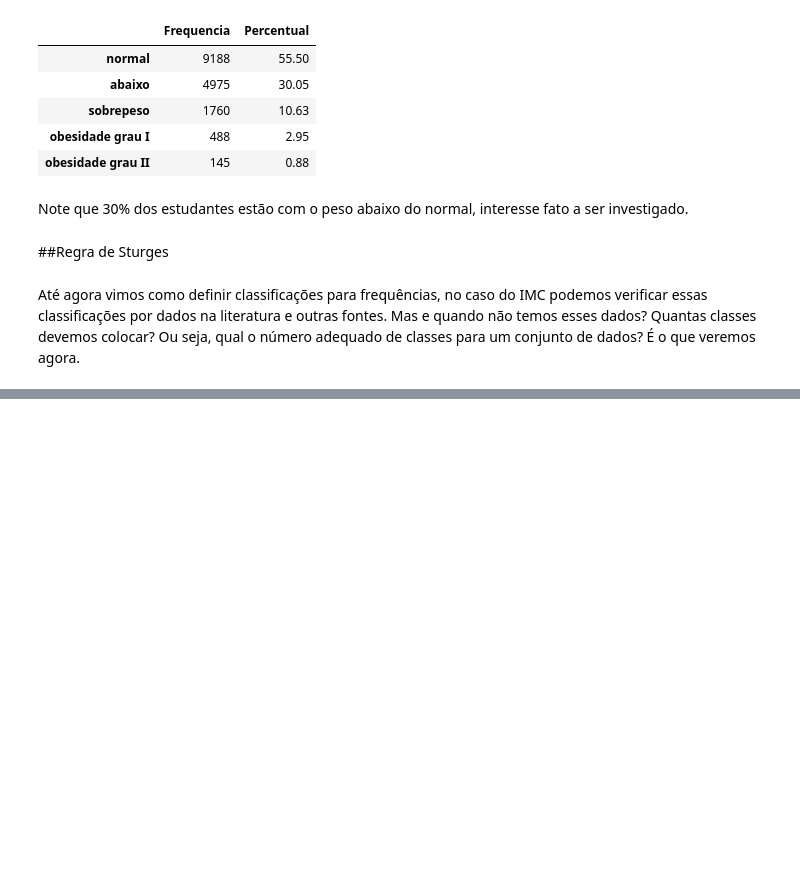
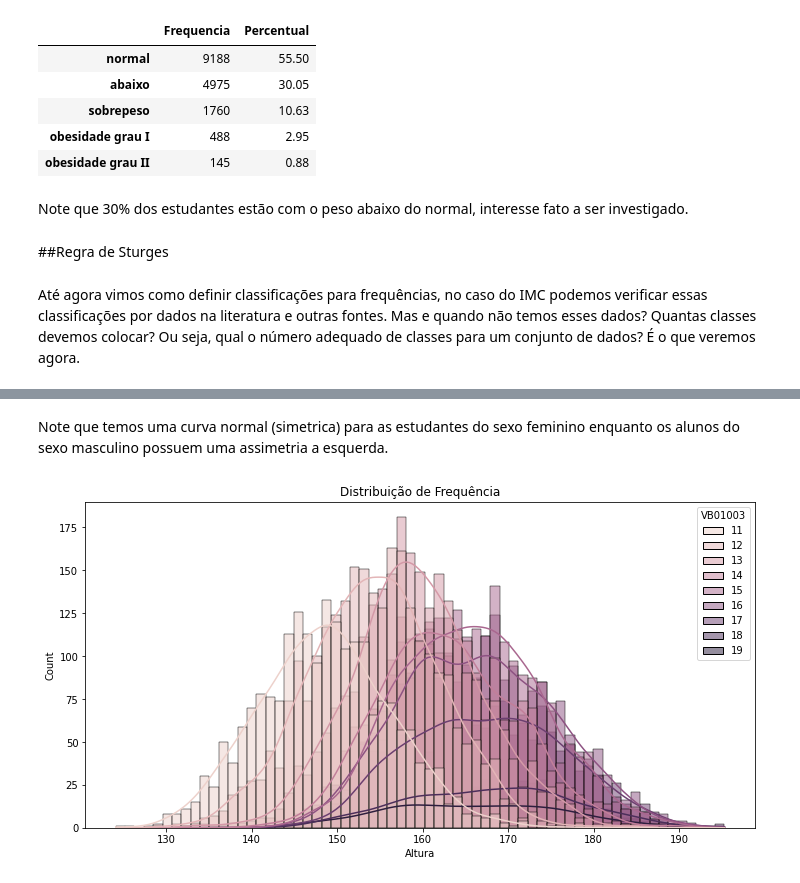
Before and after one commit to AdamStamm/bootcamp_alura, a Jupyter notebook: Notebooks/Bootcamp_Data_Science_Modulo_3.ipynb, the cells around one changed output, grey strips where cells are left out. Drawn from its saved outputs; the diff is of its cells as text; code cells hidden in the pictures; blank space fills up the shorter version.

```diff
--- a/Notebooks/Bootcamp_Data_Science_Modulo_3.ipynb
+++ b/Notebooks/Bootcamp_Data_Science_Modulo_3.ipynb
@@ -501,0 +805,13 @@ Até agora vimos como definir classificações para frequências, no caso do IMC
+# %% [markdown]
+Note que temos uma curva normal (simetrica) para as estudantes do sexo feminino enquanto os alunos do sexo masculino possuem uma assimetria a esquerda.
+# %%
+#plotando o histograma da altura
+ax = sns.histplot(data = dados, x = 'VB17004', kde=True, hue='VB01003')
+#definindo o tamanho do plot
+ax.figure.set_size_inches(12,6)
+#setando título e label x
+ax.set_title('Distribuição de Frequência')
+ax.set_xlabel('Altura')
+ax;
+# %% [output]
+[figure, added]
```
Also changed, not shown: parts of 73 cells of this notebook.
